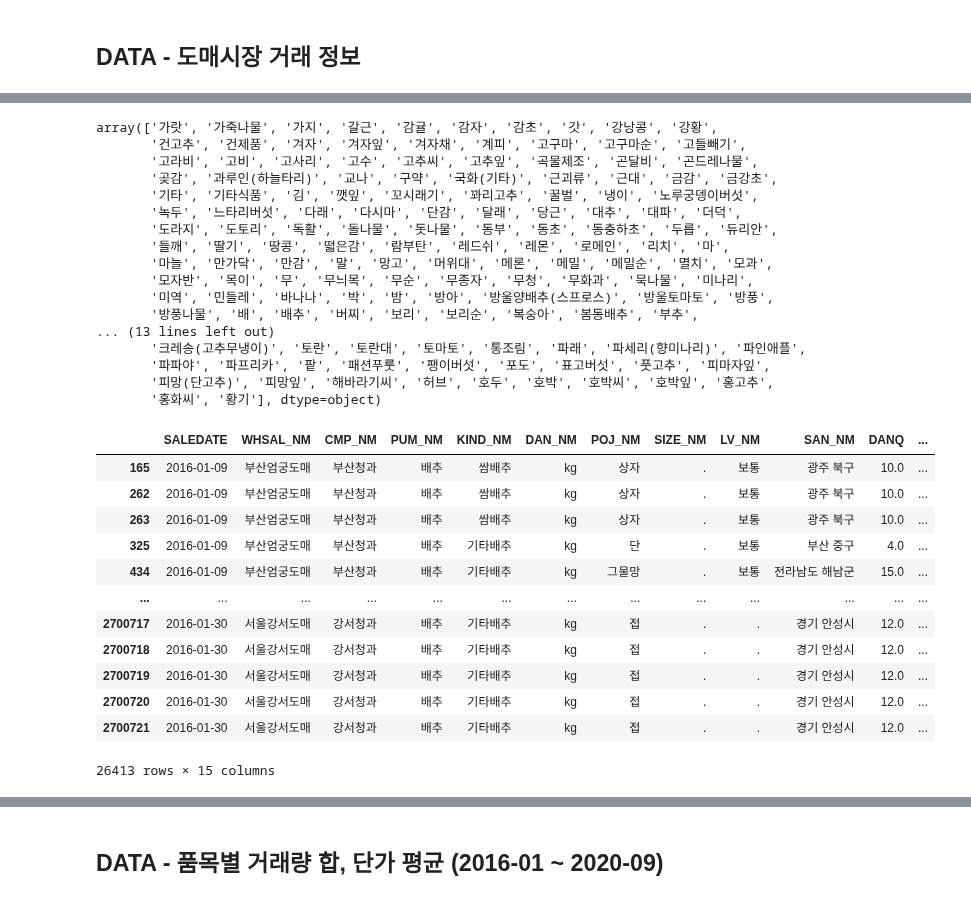
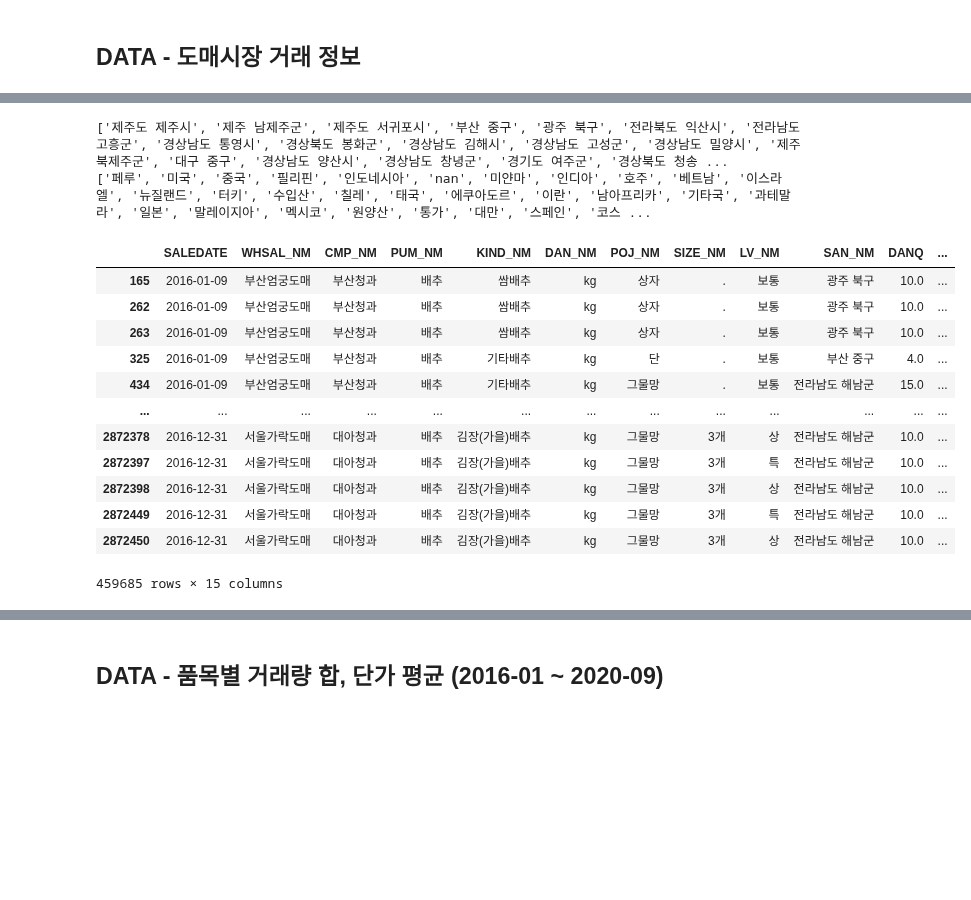
Before and after one commit to yongchoooon/Farm-o-rama, a Jupyter notebook: practice.ipynb, the cells around one changed output, grey strips where cells are left out. Saved outputs shown, nothing was run; the diff lists cells and outputs as text; code cells hidden in the pictures; blank space fills up the shorter version.

```diff
--- a/practice.ipynb
+++ b/practice.ipynb
@@ -91,0 +104,11 @@ def TSALET_CSV(yearmonth):
+# %%
+def TSALET_CONCAT_YEAR(year):
+    dt_index = pd.date_range(start="{}0101".format(str(year)), end="{}1231".format(str(year)), freq = "M")
+    dt_list = dt_index.strftime("%Y%m").tolist()
+    return pd.concat([TSALET_CSV(int(i)) for i in dt_list])
+# %%
+df_2016 = TSALET_CONCAT_YEAR(2016)
+# df_2017 = TSALET_CONCAT_YEAR(2017)
+# df_2018 = TSALET_CONCAT_YEAR(2018)
+# df_2019 = TSALET_CONCAT_YEAR(2019)
+# df_2020 = TSALET_CONCAT_YEAR(2020)
@@ -172,39 +155,38 @@ array(['제주도 제주시', '제주 남제주군', '제주도 서귀포시', '
-# %%
-# 품목 전체
-np.sort(df_201601["PUM_NM"].unique())
-# %% [output]
-array(['가랏', '가죽나물', '가지', '갈근', '감귤', '감자', '감초', '갓', '강낭콩', '강황',
-       '건고추', '건제품', '겨자', '겨자잎', '겨자채', '계피', '고구마', '고구마순', '고들빼기',
-       '고라비', '고비', '고사리', '고수', '고추씨', '고추잎', '곡물제조', '곤달비', '곤드레나물',
-       '곶감', '과루인(하늘타리)', '교나', '구약', '국화(기타)', '근괴류', '근대', '금감', '금강초',
-       '기타', '기타식품', '김', '깻잎', '꼬시래기', '꽈리고추', '꿀벌', '냉이', '노루궁뎅이버섯',
-       '녹두', '느타리버섯', '다래', '다시마', '단감', '달래', '당근', '대추', '대파', '더덕',
-       '도라지', '도토리', '독활', '돌나물', '돗나물', '동부', '동초', '동충하초', '두릅', '듀리안',
-       '들깨', '딸기', '땅콩', '떫은감', '람부탄', '레드쉬', '레몬', '로메인', '리치', '마',
-       '마늘', '만가닥', '만감', '말', '망고', '머위대', '메론', '메밀', '메밀순', '멸치', '모과',
-       '모자반', '목이', '무', '무늬목', '무순', '무종자', '무청', '무화과', '묵나물', '미나리',
-       '미역', '민들레', '바나나', '박', '밤', '방아', '방울양배추(스프로스)', '방울토마토', '방풍',
-       '방풍나물', '배', '배추', '버찌', '보리', '보리순', '복숭아', '봄동배추', '부추',
-... (13 lines left out)
-       '크레송(고추무냉이)', '토란', '토란대', '토마토', '통조림', '파래', '파세리(향미나리)', '파인애플',
-       '파파야', '파프리카', '팥', '패션푸룻', '팽이버섯', '포도', '표고버섯', '풋고추', '피마자잎',
-       '피망(단고추)', '피망잎', '해바라기씨', '허브', '호두', '호박', '호박씨', '호박잎', '홍고추',
-       '홍화씨', '황기'], dtype=object)
+# %%
+# 농산물들의 산지는 어떻게 되는지
+# 구분할 때 ['군', '구', '시', '도']가 마지막 글자인걸로 구분
+df_2016_san = [str(i) for i in df_2016["SAN_NM"].unique().tolist()]
+df_2016_san_domestic = []
+df_2016_san_imported = []
+
+for san in df_2016_san:
+    if san[-1] in ["군", "구", "도", "시"]:
+        df_2016_san_domestic.append(san)
+    else:
+        df_2016_san_imported.append(san)
+
+print(df_2016_san_domestic)
+print(df_2016_san_imported)
+
+# 여기서 수입산에 한국, nan 처리해야함
+# %% [output]
+['제주도 제주시', '제주 남제주군', '제주도 서귀포시', '부산 중구', '광주 북구', '전라북도 익산시', '전라남도 고흥군', '경상남도 통영시', '경상북도 봉화군', '경상남도 김해시', '경상남도 고성군', '경상남도 밀양시', '제주 북제주군', '대구 중구', '경상남도 양산시', '경상남도 창녕군', '경기도 여주군', '경상북도 청송 ...
+['페루', '미국', '중국', '필리핀', '인도네시아', 'nan', '미얀마', '인디아', '호주', '베트남', '이스라엘', '뉴질랜드', '터키', '수입산', '칠레', '태국', '에쿠아도르', '이란', '남아프리카', '기타국', '과테말라', '일본', '말레이지아', '멕시코', '원양산', '통가', '대만', '스페인', '코스 ...
 # %%
-# 2016년 01월 배추 거래 정보
-df_201601_baechu = df_201601[df_201601["PUM_NM"] == "배추"]
-df_201601_baechu
+# 2016년 배추 거래 정보
+df_2016_baechu = df_2016[df_2016["PUM_NM"] == "배추"]
+df_2016_baechu
 # %% [output]
 |  | SALEDATE | WHSAL_NM | CMP_NM | PUM_NM | KIND_NM | DAN_NM | POJ_NM | SIZE_NM | LV_NM | SAN_NM | DANQ | ... |
 | 165 | 2016-01-09 | 부산엄궁도매 | 부산청과 | 배추 | 쌈배추 | kg | 상자 | . | 보통 | 광주 북구 | 10.0 | ... |
 | 262 | 2016-01-09 | 부산엄궁도매 | 부산청과 | 배추 | 쌈배추 | kg | 상자 | . | 보통 | 광주 북구 | 10.0 | ... |
 | 263 | 2016-01-09 | 부산엄궁도매 | 부산청과 | 배추 | 쌈배추 | kg | 상자 | . | 보통 | 광주 북구 | 10.0 | ... |
 | 325 | 2016-01-09 | 부산엄궁도매 | 부산청과 | 배추 | 기타배추 | kg | 단 | . | 보통 | 부산 중구 | 4.0 | ... |
 | 434 | 2016-01-09 | 부산엄궁도매 | 부산청과 | 배추 | 기타배추 | kg | 그물망 | . | 보통 | 전라남도 해남군 | 15.0 | ... |
 | ... | ... | ... | ... | ... | ... | ... | ... | ... | ... | ... | ... | ... |
-| 2700717 | 2016-01-30 | 서울강서도매 | 강서청과 | 배추 | 기타배추 | kg | 접 | . | . | 경기 안성시 | 12.0 | ... |
-| 2700718 | 2016-01-30 | 서울강서도매 | 강서청과 | 배추 | 기타배추 | kg | 접 | . | . | 경기 안성시 | 12.0 | ... |
-| 2700719 | 2016-01-30 | 서울강서도매 | 강서청과 | 배추 | 기타배추 | kg | 접 | . | . | 경기 안성시 | 12.0 | ... |
-| 2700720 | 2016-01-30 | 서울강서도매 | 강서청과 | 배추 | 기타배추 | kg | 접 | . | . | 경기 안성시 | 12.0 | ... |
-| 2700721 | 2016-01-30 | 서울강서도매 | 강서청과 | 배추 | 기타배추 | kg | 접 | . | . | 경기 안성시 | 12.0 | ... |
+| 2872378 | 2016-12-31 | 서울가락도매 | 대아청과 | 배추 | 김장(가을)배추 | kg | 그물망 | 3개 | 상 | 전라남도 해남군 | 10.0 | ... |
+| 2872397 | 2016-12-31 | 서울가락도매 | 대아청과 | 배추 | 김장(가을)배추 | kg | 그물망 | 3개 | 특 | 전라남도 해남군 | 10.0 | ... |
+| 2872398 | 2016-12-31 | 서울가락도매 | 대아청과 | 배추 | 김장(가을)배추 | kg | 그물망 | 3개 | 상 | 전라남도 해남군 | 10.0 | ... |
+| 2872449 | 2016-12-31 | 서울가락도매 | 대아청과 | 배추 | 김장(가을)배추 | kg | 그물망 | 3개 | 특 | 전라남도 해남군 | 10.0 | ... |
+| 2872450 | 2016-12-31 | 서울가락도매 | 대아청과 | 배추 | 김장(가을)배추 | kg | 그물망 | 3개 | 상 | 전라남도 해남군 | 10.0 | ... |
-26413 rows × 15 columns
+459685 rows × 15 columns
```
Also changed, not shown: parts of 18 cells of this notebook.
